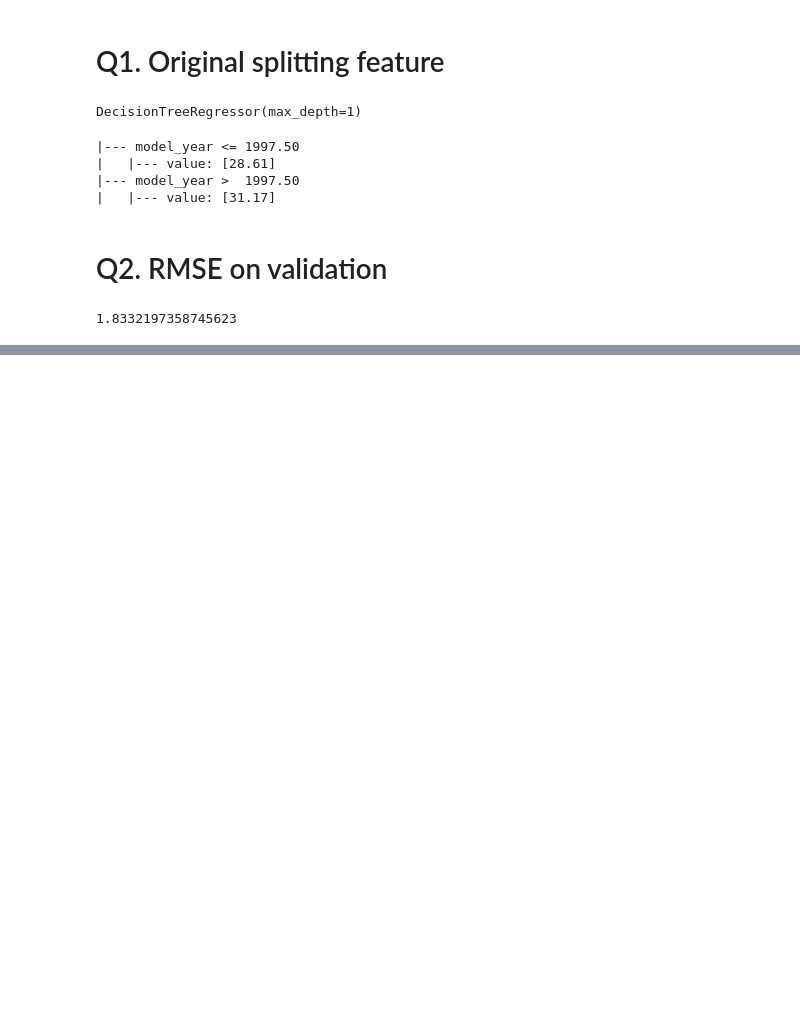
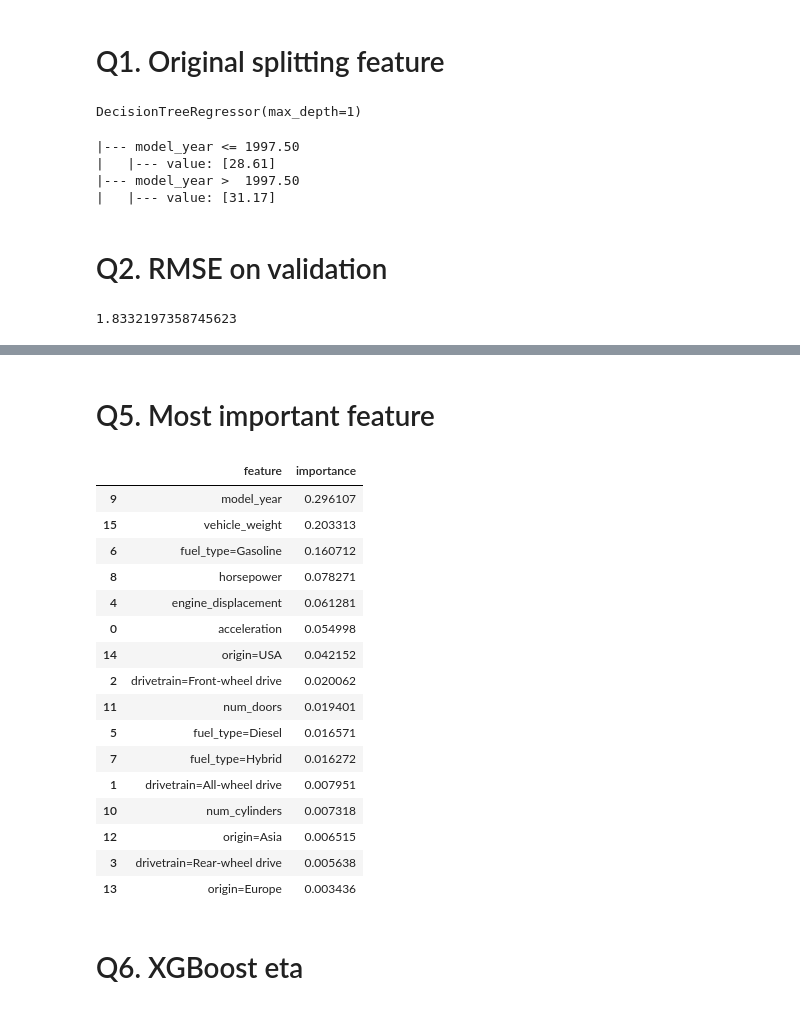
Before and after one commit to GustavoRusso/ml-zoomcamp-homework, a Jupyter notebook: 06-trees/06-trees-lectures-hw.ipynb, the cells around one changed output, grey strips where cells are left out. Cells and saved outputs as stored; diff of their text form; code cells hidden in the pictures; blank space fills up the shorter version.

```diff
--- a/06-trees/06-trees-lectures-hw.ipynb
+++ b/06-trees/06-trees-lectures-hw.ipynb
@@ -164,0 +240,38 @@ RMSE_val
+# %% [markdown]
+# Q5. Most important feature
+# %%
+# Train the model with these parameters:
+#   n_estimators=10,
+#   max_depth=20,
+#   random_state=1,
+#   n_jobs=-1 (optional)
+
+rf = RandomForestRegressor(n_estimators=10, max_depth=20, random_state=1, n_jobs=-1)
+rf.fit(X_train, y_train)
+
+df_importances = pd.DataFrame({
+    'feature': dv.get_feature_names_out(),
+    'importance': rf.feature_importances_
+}).sort_values('importance', ascending=False)
+
+df_importances
+# %% [output]
+|  | feature | importance |
+| 9 | model_year | 0.296107 |
+| 15 | vehicle_weight | 0.203313 |
+| 6 | fuel_type=Gasoline | 0.160712 |
+| 8 | horsepower | 0.078271 |
+| 4 | engine_displacement | 0.061281 |
+| 0 | acceleration | 0.054998 |
+| 14 | origin=USA | 0.042152 |
+| 2 | drivetrain=Front-wheel drive | 0.020062 |
+| 11 | num_doors | 0.019401 |
+| 5 | fuel_type=Diesel | 0.016571 |
+| 7 | fuel_type=Hybrid | 0.016272 |
+| 1 | drivetrain=All-wheel drive | 0.007951 |
+| 10 | num_cylinders | 0.007318 |
+| 12 | origin=Asia | 0.006515 |
+| 3 | drivetrain=Rear-wheel drive | 0.005638 |
+| 13 | origin=Europe | 0.003436 |
+# %% [markdown]
+# Q6. XGBoost eta
```
Also changed, not shown: parts of 7 cells of this notebook.
